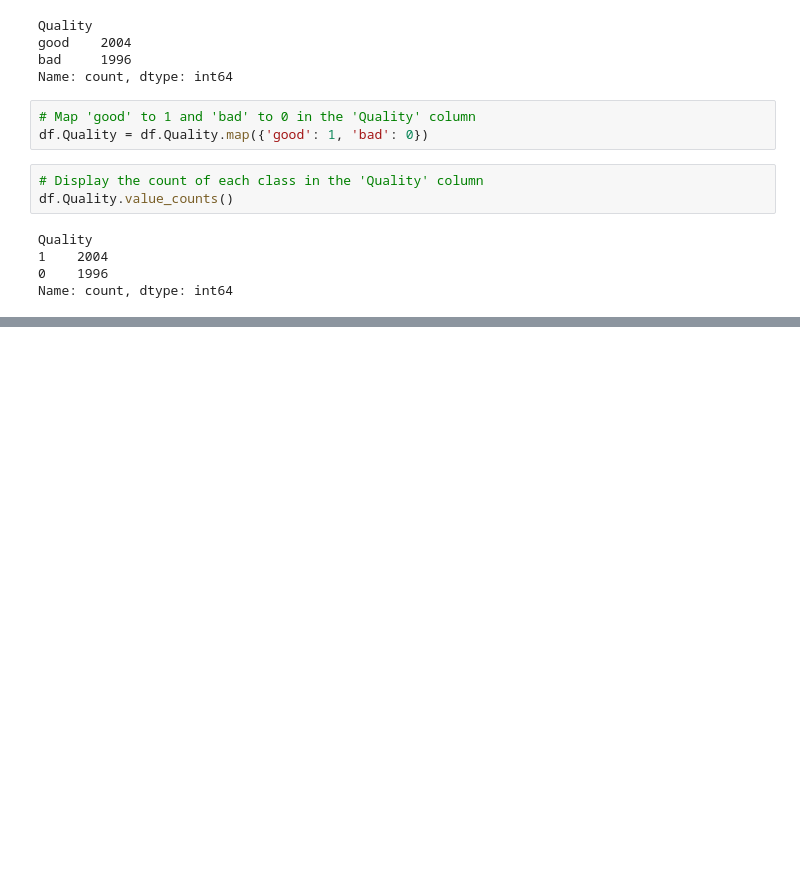
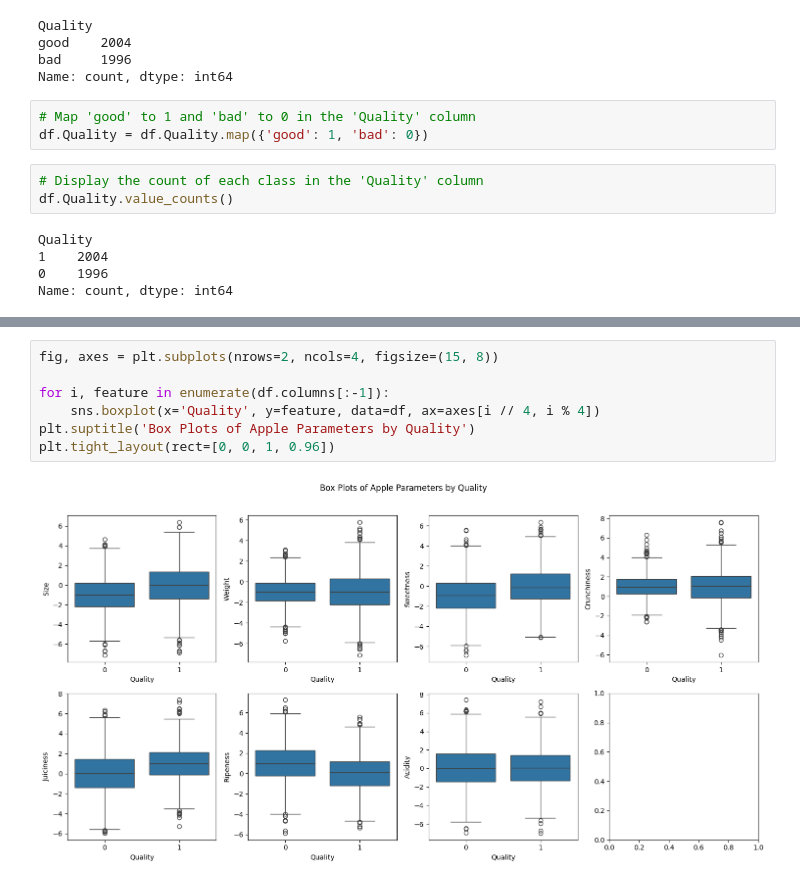
Before and after one commit to ClarityMind/Apple-Quality, a Jupyter notebook: main.ipynb, the cells around one changed output, grey strips where cells are left out. Cells and saved outputs as stored; diff of their text form; blank space fills up the shorter version.

```diff
--- a/main.ipynb
+++ b/main.ipynb
@@ -93,0 +111,9 @@ Name: count, dtype: int64
+# %%
+fig, axes = plt.subplots(nrows=2, ncols=4, figsize=(15, 8))
+
+for i, feature in enumerate(df.columns[:-1]):
+    sns.boxplot(x='Quality', y=feature, data=df, ax=axes[i // 4, i % 4])
+plt.suptitle('Box Plots of Apple Parameters by Quality')
+plt.tight_layout(rect=[0, 0, 1, 0.96])
+# %% [output]
+[figure, added]
```
Also changed, not shown: parts of 13 cells of this notebook, 1 other file.
